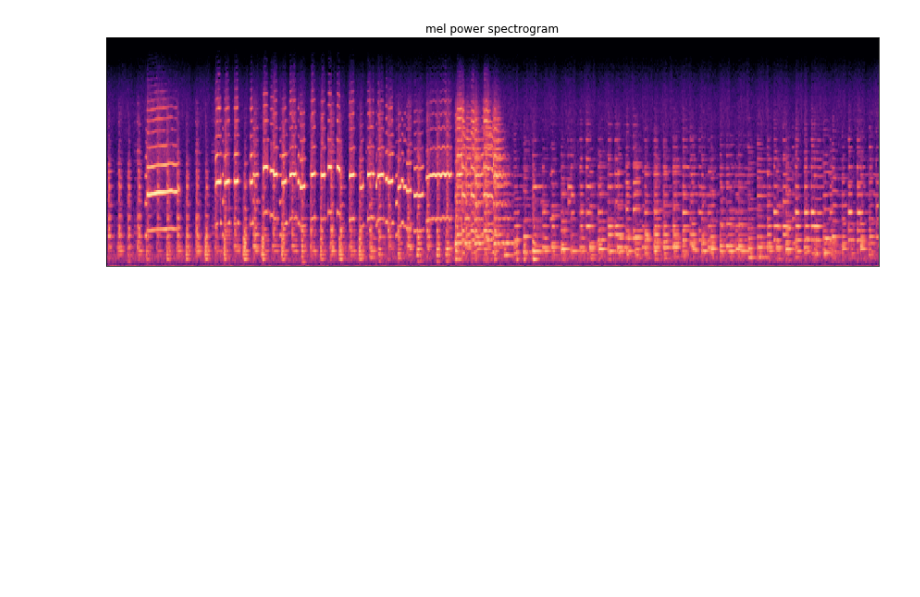
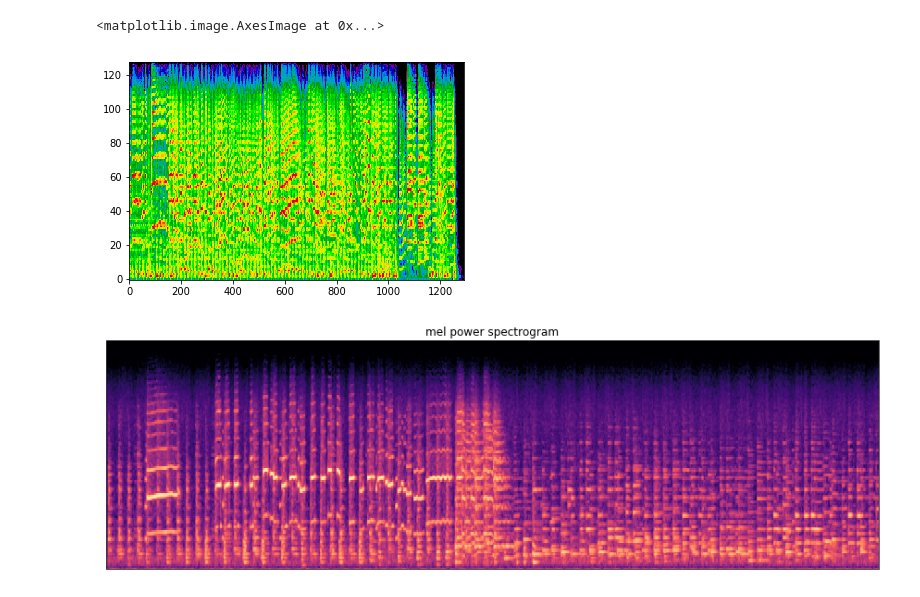
Before and after one commit to lazell/jazz_music, a Jupyter notebook: Extract_Audio_Features.ipynb, the cells around one changed output. Cells and saved outputs as stored; diff of their text form; code cells hidden in the pictures; blank space fills up the shorter version.

```diff
--- a/Extract_Audio_Features.ipynb
+++ b/Extract_Audio_Features.ipynb
@@ -42,3 +42,13 @@ plt.tight_layout()
+# %%
+type(log_S)
+
+#plt.imshow(log_S, aspect='auto', interpolation='none', origin='lower')
+
+array = np.load('/Users/katielazell-fairman/desktop/projects/jazz_music/wav_samples/0024-Charleston-06-MelArr.npy')
+plt.imshow(array, aspect='auto', interpolation='none', cmap='nipy_spectral', origin='lower')
+# %% [output]
+<matplotlib.image.AxesImage at 0x...>
+[figure, added]
 # %%
 # Let's make and display a mel-scaled power (energy-squared) spectrogram
 
```
Also changed, not shown: parts of 1 cell of this notebook, 7 other files.
